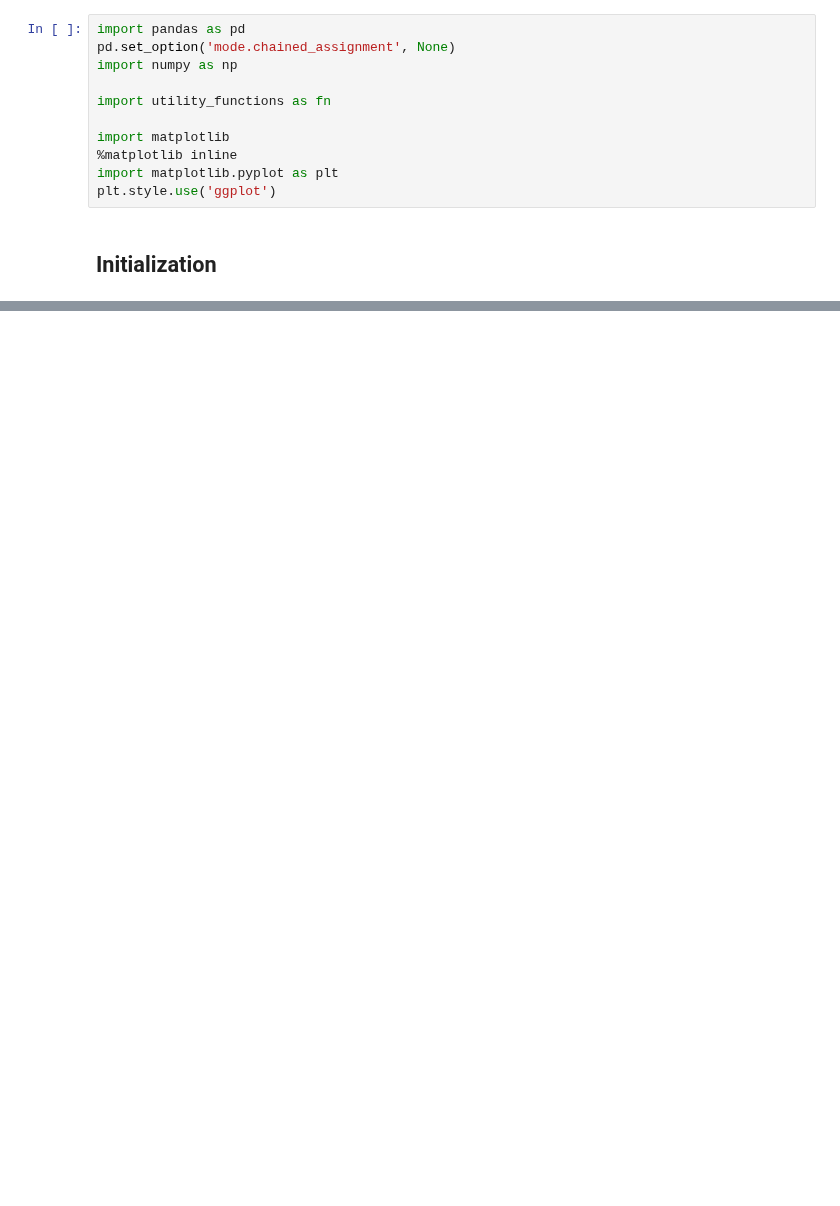
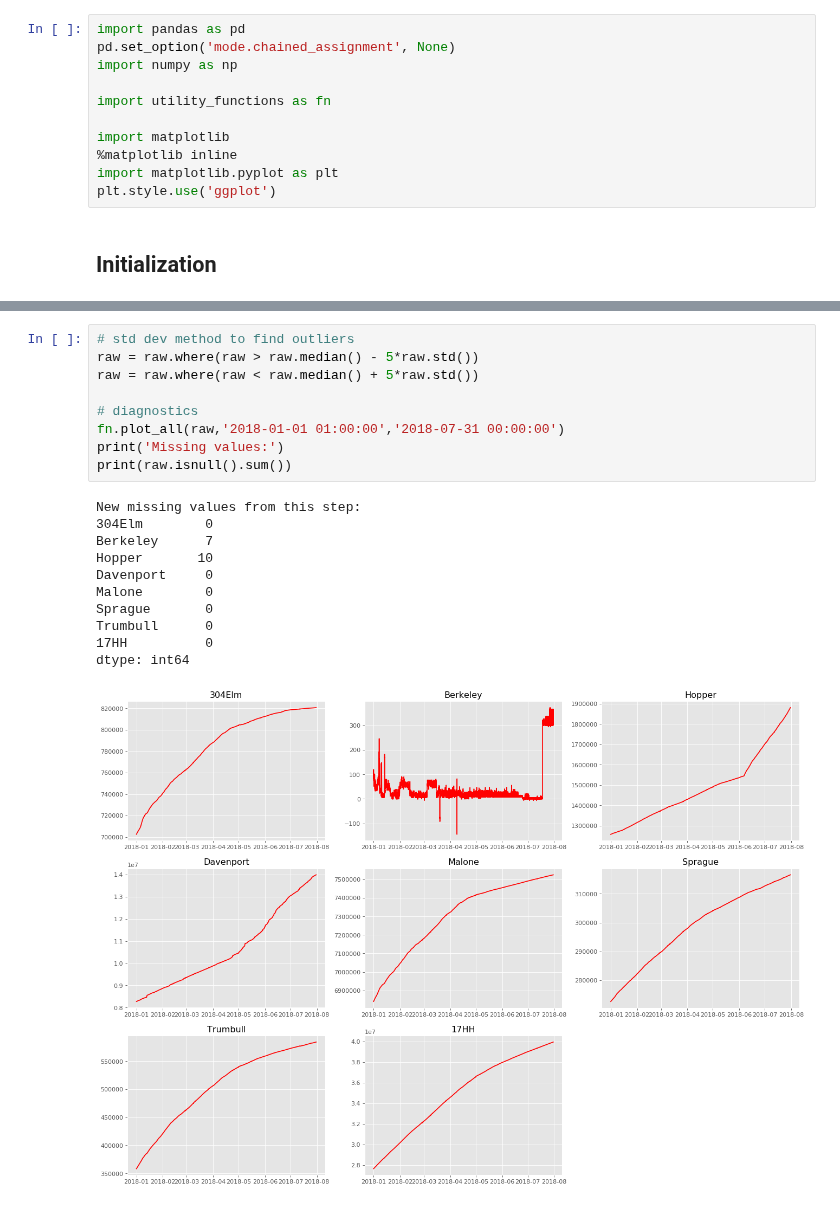
Before and after one commit to kevinkoste/university-load-forecasting, a Jupyter notebook: steam_pipeline.ipynb, the cells around one changed output, grey strips where cells are left out. Drawn from its saved outputs; the diff is of its cells as text; blank space fills up the shorter version.

```diff
--- a/steam_pipeline.ipynb
+++ b/steam_pipeline.ipynb
@@ -43,0 +68,21 @@ raw.columns = buildingnames
+# %%
+# std dev method to find outliers
+raw = raw.where(raw > raw.median() - 5*raw.std())
+raw = raw.where(raw < raw.median() + 5*raw.std())
+
+# diagnostics
+fn.plot_all(raw,'2018-01-01 01:00:00','2018-07-31 00:00:00')
+print('Missing values:')
+print(raw.isnull().sum())
+# %% [output]
+New missing values from this step:
+304Elm        0
+Berkeley      7
+Hopper       10
+Davenport     0
+Malone        0
+Sprague       0
+Trumbull      0
+17HH          0
+dtype: int64
+[figure, added]
```
Also changed, not shown: parts of 4 cells of this notebook, 2 other files.
